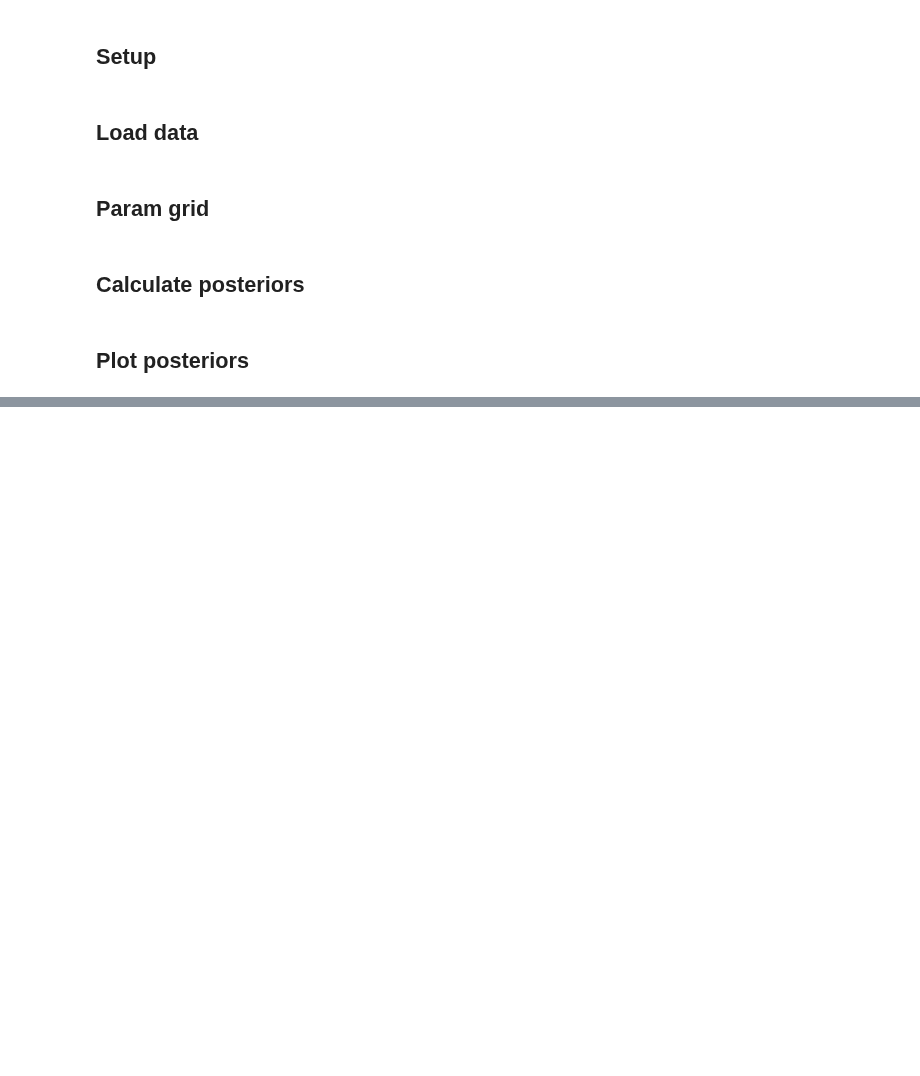
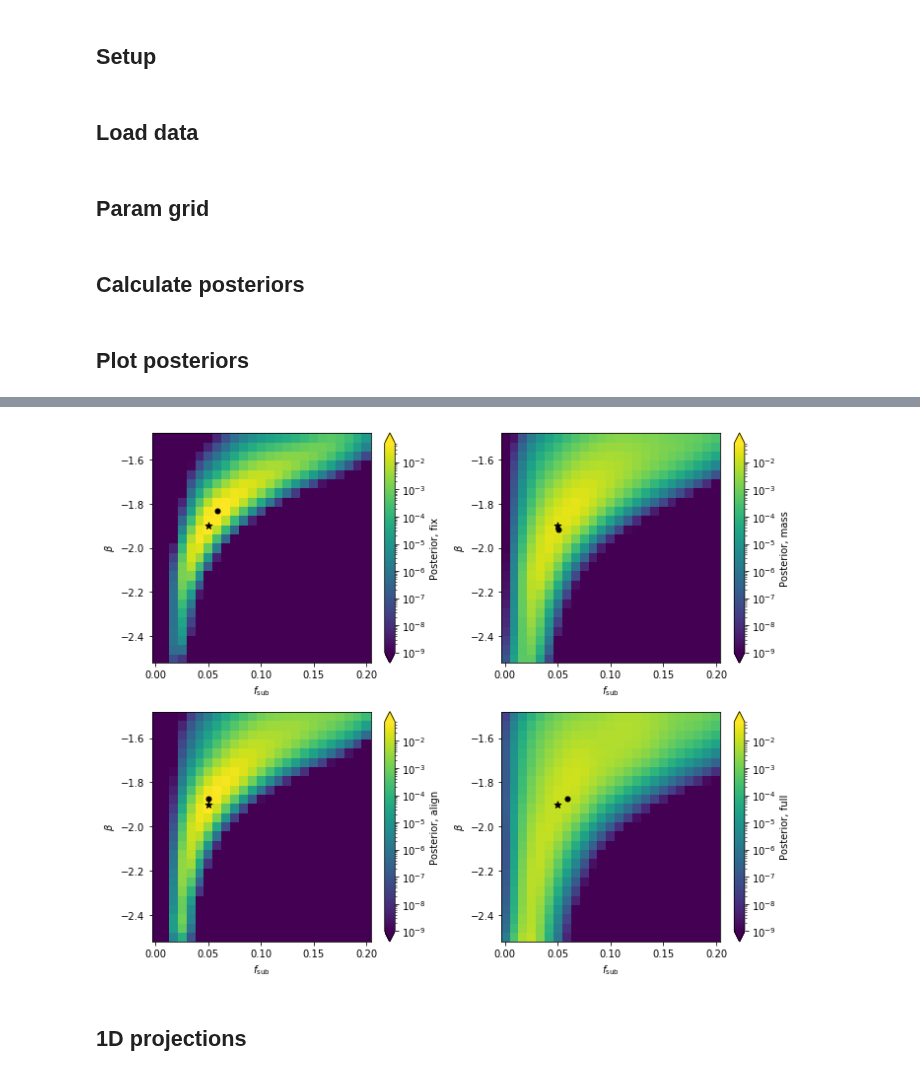
Before and after one commit to smsharma/mining-for-substructure-lens, a Jupyter notebook: notebooks/10_posterior.ipynb, the cells around one changed output, grey strips where cells are left out. Cells and saved outputs as stored; diff of their text form; code cells hidden in the pictures; blank space fills up the shorter version.

Commit message:
More work on posteriors

```diff
--- a/notebooks/10_posterior.ipynb
+++ b/notebooks/10_posterior.ipynb
@@ -35,6 +35,12 @@ def prior(thetas):
     beta = thetas[:,1]
 
     return uniform(0.001, 0.199).pdf(f_sub).flatten() * norm(-1.9, 0.1).pdf(beta).flatten()
+# %%
+def flat_prior(thetas):
+    f_sub = thetas[:,0]
+    beta = thetas[:,1]
+
+    return uniform(0.001, 0.199).pdf(f_sub).flatten() * uniform(-2.5, 1.0).pdf(beta).flatten()
 # %% [markdown]
 ## Load data
 # %%
@@ -68,6 +74,14 @@ for llr in llrs:
     posteriors.append(
         bayes.posterior_based_on_expected_llr(n, prior)
     )
+# %%
+posteriors_flatprior = []
+
+for llr in llrs:
+    bayes = Posterior(llr, theta_grid)
+    posteriors_flatprior.append(
+        bayes.posterior_based_on_expected_llr(n, flat_prior)
+    )
 # %% [markdown]
 ## Plot posteriors
 # %%
@@ -118,0 +133,48 @@ plt.savefig("../figures/posterior_2d.pdf")
+# %%
+pmin, pmax = 1.e-9, 0.05
+thresholds = [0.1]
+
+fig = plt.figure(figsize=(5. * ncols, 4. * nrows))
+ax_xs = []
+ax_rs = []
+
+for i, posterior in enumerate(posteriors):
+    ax = plt.subplot(nrows, ncols, i + 1)
+
+    i_mle = np.argmax(posteriors[i])
+    theta_mle = theta_grid[i_mle]
+    z = np.clip(posteriors_flatprior[i], pmin, pmax)
+
+    pcm = ax.pcolormesh(
+        alpha_edges,
+        beta_edges,
+        z.reshape((resolution, resolution)),
+        norm=matplotlib.colors.LogNorm(vmin=pmin, vmax=pmax),
+        cmap="viridis"
+    )
+    cbar = fig.colorbar(pcm, ax=ax, extend='both')
+    if False:
+        cs = plt.contour(
+            0.5 * (alpha_edges[1:] + alpha_edges[:-1]),
+            0.5 * (beta_edges[1:] + beta_edges[:-1]),
+            z.reshape((resolution, resolution)),
+            thresholds,
+            colors="black",
+            linewidths=1.,
+            linestyles=["-" for _ in thresholds],
+        )
+    plt.scatter(0.05, -1.9, s=50., color='black', marker='*')
+    plt.scatter(theta_mle[0], theta_mle[1], s=25., color='black', marker='o')
+
+    plt.xlabel(r'$f_{\mathrm{sub}}$')
+    plt.ylabel(r'$\beta$')
+    cbar.set_label(r'Posterior, '+ labels[i].lower())
+    plt.xlim(alpha_edges[0], alpha_edges[-1])
+    plt.ylim(beta_edges[0], beta_edges[-1])
+
+plt.tight_layout()
+plt.savefig("../figures/posterior_2d_flat_prior.pdf")
+# %% [output]
+[figure, added]
+# %% [markdown]
+## 1D projections
```
Also changed, not shown: parts of 8 cells of this notebook, 3 other files.
